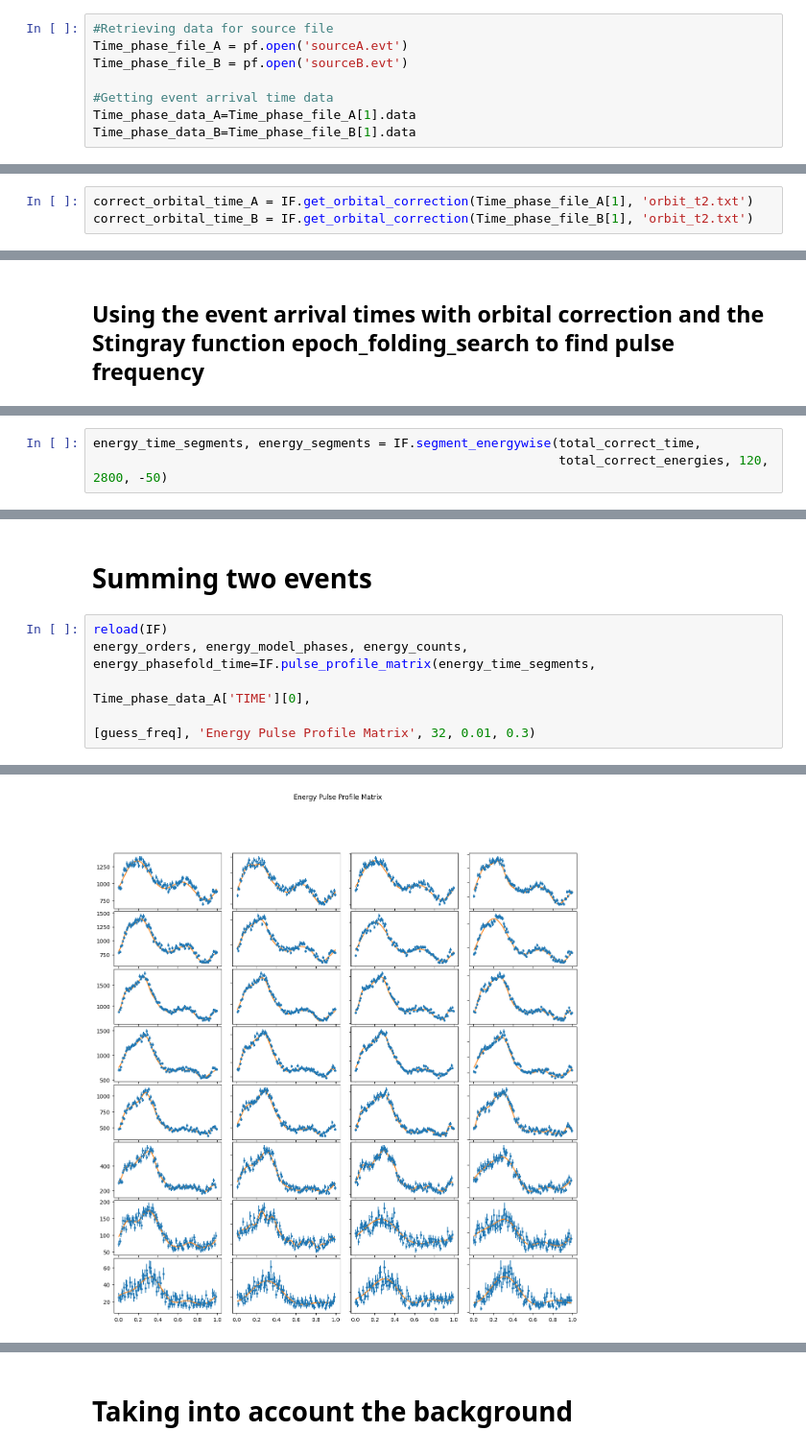
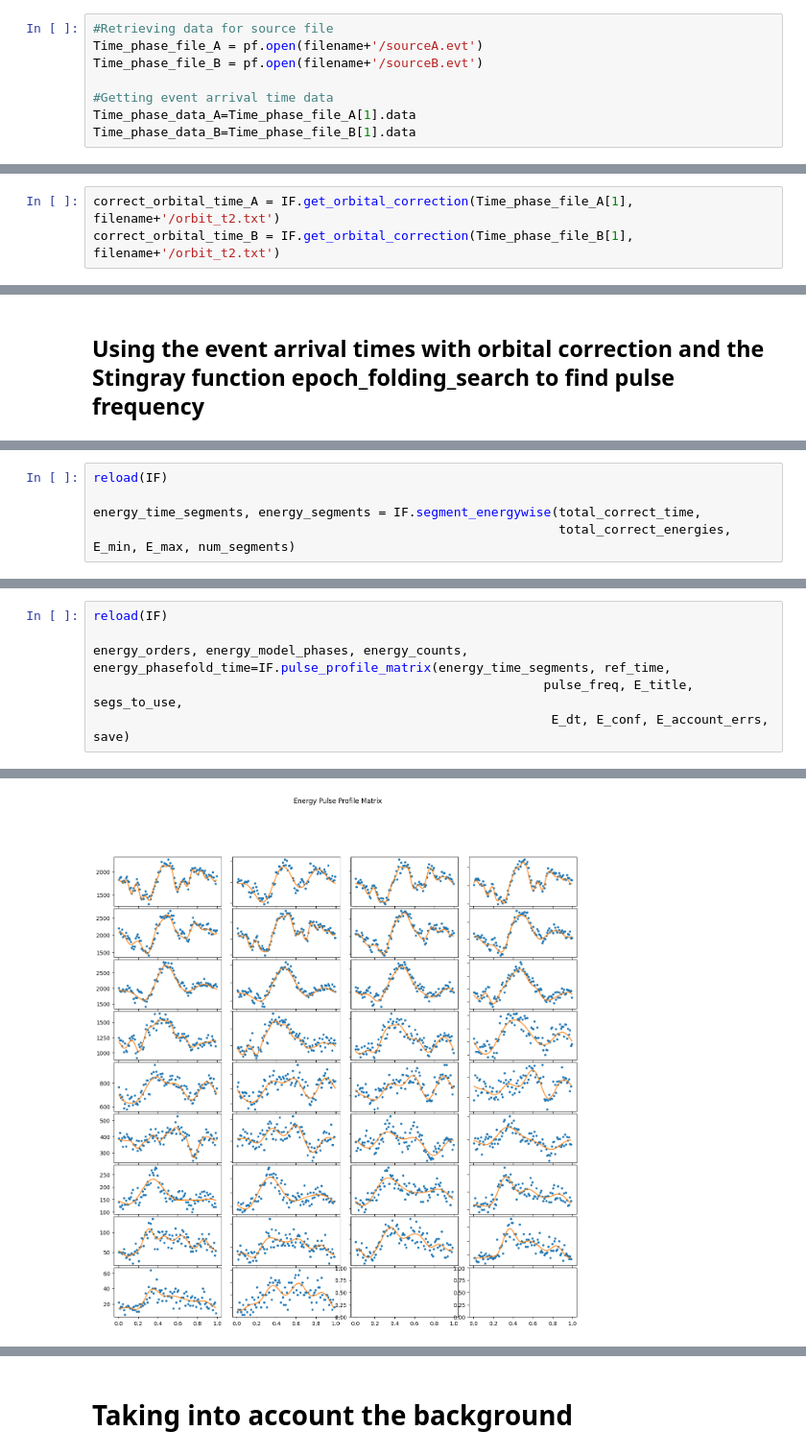
Before and after one commit to SamMerc/APLI, a Jupyter notebook: notebooks/DayM.ipynb, the cells around one changed output, grey strips where cells are left out. Shown at 96% size. Cells and saved outputs as stored; diff of their text form.

```diff
--- a/notebooks/DayM.ipynb
+++ b/notebooks/DayM.ipynb
@@ -13,7 +93,7 @@ from importlib import reload
 # %%
 #Retrieving data for source file
-Time_phase_file_A = pf.open('sourceA.evt')
-Time_phase_file_B = pf.open('sourceB.evt')
+Time_phase_file_A = pf.open(filename+'/sourceA.evt')
+Time_phase_file_B = pf.open(filename+'/sourceB.evt')
 
 #Getting event arrival time data
 Time_phase_data_A=Time_phase_file_A[1].data
@@ -31,4 +111,4 @@ new_gti = new_gti_A
 # %%
-correct_orbital_time_A = IF.get_orbital_correction(Time_phase_file_A[1], 'orbit_t2.txt')
-correct_orbital_time_B = IF.get_orbital_correction(Time_phase_file_B[1], 'orbit_t2.txt')
+correct_orbital_time_A = IF.get_orbital_correction(Time_phase_file_A[1], filename+'/orbit_t2.txt')
+correct_orbital_time_B = IF.get_orbital_correction(Time_phase_file_B[1], filename+'/orbit_t2.txt')
 # %% [output]
@@ -91,0 +158,5 @@ print(guess_freq)
+# %%
+reload(IF)
+
+energy_time_segments, energy_segments = IF.segment_energywise(total_correct_time,
+                                                              total_correct_energies, E_min, E_max, num_segments)
@@ -101,3 +199,0 @@ energy_time_segments_B, energy_segments_B = IF.segment_energywise(correct_orbita
-# %%
-energy_time_segments, energy_segments = IF.segment_energywise(total_correct_time,
-                                                              total_correct_energies, 120, 2800, -50)
@@ -153,8 +200,7 @@ Warning: Did not find an order that satisfies the confidence level, failsafe sys
-# %% [markdown]
-# Summing two events
 # %%
 reload(IF)
-energy_orders, energy_model_phases, energy_counts, energy_phasefold_time=IF.pulse_profile_matrix(energy_time_segments,
-                                                                                                 Time_phase_data_A['TIME'][0],
-                                                                                                 [guess_freq], 'Energy Pulse Profile Matrix', 32, 0.01, 0.3)
+
+energy_orders, energy_model_phases, energy_counts, energy_phasefold_time=IF.pulse_profile_matrix(energy_time_segments, ref_time,
+                                                            pulse_freq, E_title, segs_to_use,
+                                                             E_dt, E_conf, E_account_errs, save)
 # %% [output]
@@ -178 +224 @@ Warning: Did not find an order that satisfies the confidence level, failsafe sys
-[figure, old version]
+[figure, new version]
```
Also changed, not shown: parts of 40 cells of this notebook, 1 other file.
